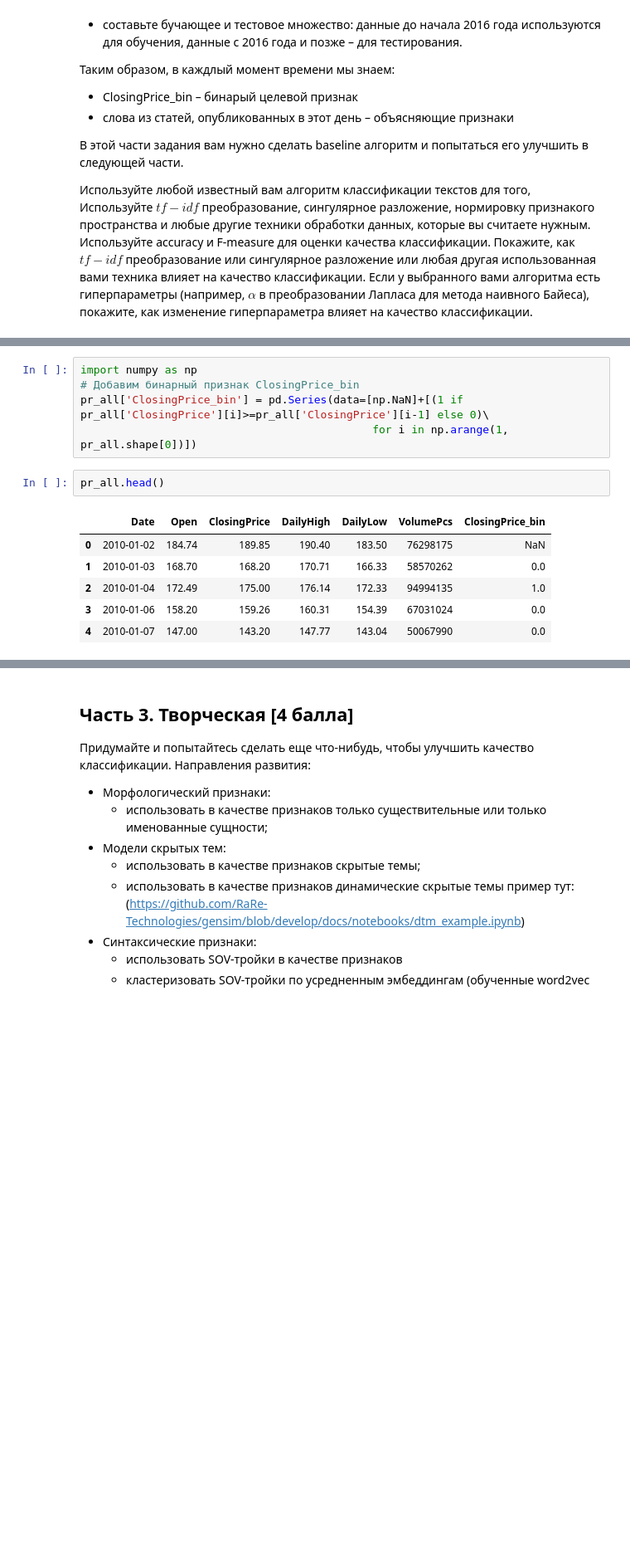
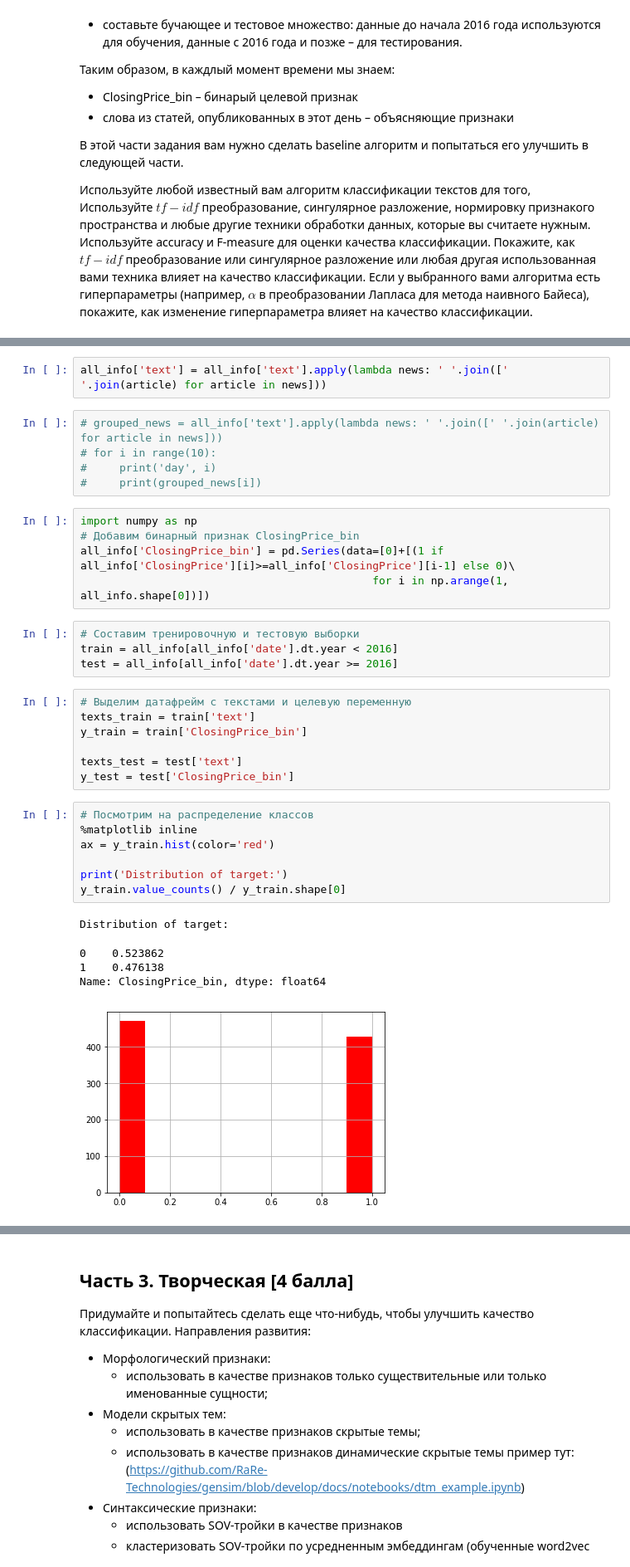
Before and after one commit to KirillZhingalov/minop_hws, a Jupyter notebook: hw2_undone.ipynb, the cells around one changed output, grey strips where cells are left out. Shown at 83% size. Drawn from its saved outputs; the diff is of its cells as text; blank space fills up the shorter version.

```diff
--- a/hw2_undone.ipynb
+++ b/hw2_undone.ipynb
@@ -189,14 +172,36 @@ pr_all.head()
+# %%
+all_info['text'] = all_info['text'].apply(lambda news: ' '.join([' '.join(article) for article in news]))
+# %%
+# grouped_news = all_info['text'].apply(lambda news: ' '.join([' '.join(article) for article in news]))
+# for i in range(10):
+#     print('day', i)
+#     print(grouped_news[i])
 # %%
 import numpy as np
 # Добавим бинарный признак ClosingPrice_bin
-pr_all['ClosingPrice_bin'] = pd.Series(data=[np.NaN]+[(1 if pr_all['ClosingPrice'][i]>=pr_all['ClosingPrice'][i-1] else 0)\
-                                             for i in np.arange(1, pr_all.shape[0])])
+all_info['ClosingPrice_bin'] = pd.Series(data=[0]+[(1 if all_info['ClosingPrice'][i]>=all_info['ClosingPrice'][i-1] else 0)\
+                                             for i in np.arange(1, all_info.shape[0])])
-# %%
-pr_all.head()
-# %% [output]
-|  | Date | Open | ClosingPrice | DailyHigh | DailyLow | VolumePcs | ClosingPrice_bin |
-| 0 | 2010-01-02 | 184.74 | 189.85 | 190.40 | 183.50 | 76298175 | NaN |
-| 1 | 2010-01-03 | 168.70 | 168.20 | 170.71 | 166.33 | 58570262 | 0.0 |
-| 2 | 2010-01-04 | 172.49 | 175.00 | 176.14 | 172.33 | 94994135 | 1.0 |
-| 3 | 2010-01-06 | 158.20 | 159.26 | 160.31 | 154.39 | 67031024 | 0.0 |
-| 4 | 2010-01-07 | 147.00 | 143.20 | 147.77 | 143.04 | 50067990 | 0.0 |
+# %%
+# Составим тренировочную и тестовую выборки
+train = all_info[all_info['date'].dt.year < 2016]
+test = all_info[all_info['date'].dt.year >= 2016]
+# %%
+# Выделим датафрейм с текстами и целевую переменную
+texts_train = train['text']
+y_train = train['ClosingPrice_bin']
+
+texts_test = test['text']
+y_test = test['ClosingPrice_bin']
+# %%
+# Посмотрим на распределение классов
+%matplotlib inline
+ax = y_train.hist(color='red')
+
+print('Distribution of target:')
+y_train.value_counts() / y_train.shape[0]
+# %% [output]
+Distribution of target:
+0    0.523862
+1    0.476138
+Name: ClosingPrice_bin, dtype: float64
+[figure, added]
```
Also changed, not shown: parts of 10 cells of this notebook.
